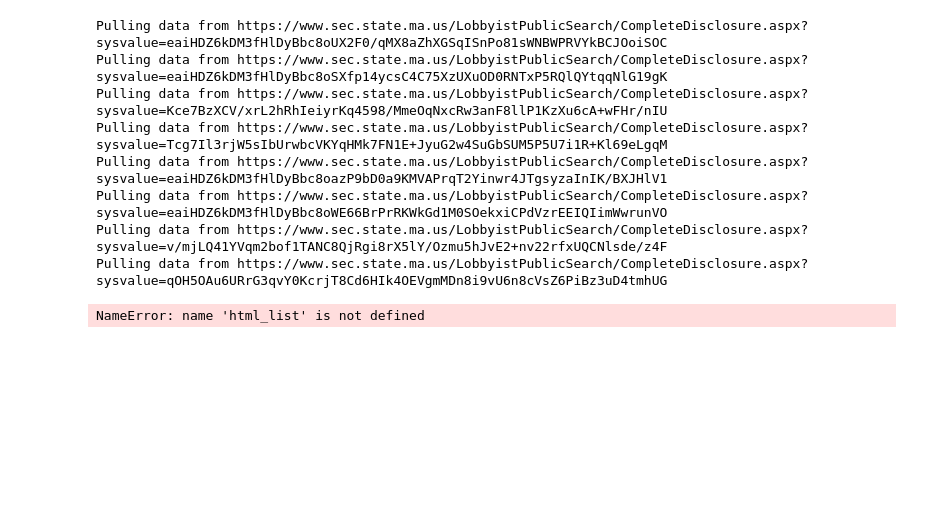
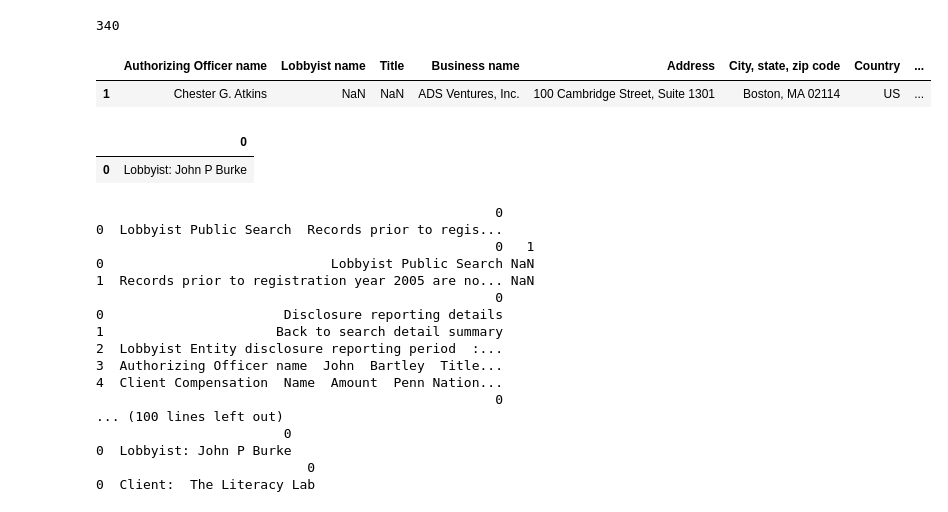
Before and after one commit to ren0nie0/advocacy-maps, a Jupyter notebook: lobbying/notebooks/lobbydoodles.ipynb, the cells around one changed output. Cells and saved outputs as stored; diff of their text form; code cells hidden in the pictures; blank space fills up the shorter version.

Commit message:
Began splitting apart lobbyist and lobbying entities

```diff
--- a/lobbying/notebooks/lobbydoodles.ipynb
+++ b/lobbying/notebooks/lobbydoodles.ipynb
@@ -231,3 +242,4 @@ with open("2005html.pkl", "rb") as f:
     html05 = pickle.load(f)
 with open("2020html.pkl", "rb") as f:
     html20 = pickle.load(f)
+test_htmls = html05.__add__(html20)
@@ -248,13 +245,0 @@ test_lobbyist_urls = ['https://www.sec.state.ma.us/LobbyistPublicSearch/Complete
-# %%
-test_entity_htmls = download_html_list(test_entity_urls)
-test_lobbyist_htmls = download_html_list(test_lobbyist_urls)
-# %% [output]
-Pulling data from https://www.sec.state.ma.us/LobbyistPublicSearch/CompleteDisclosure.aspx?sysvalue=eaiHDZ6kDM3fHlDyBbc8oUX2F0/qMX8aZhXGSqISnPo81sWNBWPRVYkBCJOoiSOC
-Pulling data from https://www.sec.state.ma.us/LobbyistPublicSearch/CompleteDisclosure.aspx?sysvalue=eaiHDZ6kDM3fHlDyBbc8oSXfp14ycsC4C75XzUXuOD0RNTxP5RQlQYtqqNlG19gK
-Pulling data from https://www.sec.state.ma.us/LobbyistPublicSearch/CompleteDisclosure.aspx?sysvalue=Kce7BzXCV/xrL2hRhIeiyrKq4598/MmeOqNxcRw3anF8llP1KzXu6cA+wFHr/nIU
-Pulling data from https://www.sec.state.ma.us/LobbyistPublicSearch/CompleteDisclosure.aspx?sysvalue=Tcg7Il3rjW5sIbUrwbcVKYqHMk7FN1E+JyuG2w4SuGbSUM5P5U7i1R+Kl69eLgqM
-Pulling data from https://www.sec.state.ma.us/LobbyistPublicSearch/CompleteDisclosure.aspx?sysvalue=eaiHDZ6kDM3fHlDyBbc8oazP9bD0a9KMVAPrqT2Yinwr4JTgsyzaInIK/BXJHlV1
-Pulling data from https://www.sec.state.ma.us/LobbyistPublicSearch/CompleteDisclosure.aspx?sysvalue=eaiHDZ6kDM3fHlDyBbc8oWE66BrPrRKWkGd1M0SOekxiCPdVzrEEIQIimWwrunVO
-Pulling data from https://www.sec.state.ma.us/LobbyistPublicSearch/CompleteDisclosure.aspx?sysvalue=v/mjLQ41YVqm2bof1TANC8QjRgi8rX5lY/Ozmu5hJvE2+nv22rfxUQCNlsde/z4F
-Pulling data from https://www.sec.state.ma.us/LobbyistPublicSearch/CompleteDisclosure.aspx?sysvalue=qOH5OAu6URrG3qvY0KcrjT8Cd6HIk4OEVgmMDn8i9vU6n8cVsZ6PiBz3uD4tmhUG
-NameError: name 'html_list' is not defined
@@ -263,0 +246,19 @@ ldf = pd.read_html(test_lobbyist_htmls[0])
+# %%
+len(test_htmls)
+# %% [output]
+340
+# %%
+soup = bs(test_htmls[6],'html.parser')
+some_tables = soup.find_all('tr', {'style': 'vertical-align: top'})
+table = some_tables[0]
+dfs = pd.read_html(soup.prettify())
+# %%
+table = dfs[5][0:7].transpose()
+table.columns = table.iloc[0]
+table = table[1:]
+# %%
+header = pd.DataFrame(columns=['Authorizing Officer name','Lobbyist name','Title','Business name','Address','City, state, zip code','Country','Agent type','Phone'])
+header.append(table)
+# %% [output]
+|  | Authorizing Officer name | Lobbyist name | Title | Business name | Address | City, state, zip code | Country | ... |
+| 1 | Chester G. Atkins | NaN | NaN | ADS Ventures, Inc. | 100 Cambridge Street, Suite 1301 | Boston, MA 02114 | US | ... |
@@ -263,0 +267,27 @@ ldf = pd.read_html(test_lobbyist_htmls[0])
+# %%
+good_dfs[-3]
+# %% [output]
+|  | 0 |
+| 0 | Lobbyist: John P Burke |
+# %%
+for df in dfs:
+    if 'Client' in str(df) or 'Lobbyist' in str(df):
+        print(str(df))
+# %% [output]
+                                                   0
+0  Lobbyist Public Search  Records prior to regis...
+                                                   0   1
+0                             Lobbyist Public Search NaN
+1  Records prior to registration year 2005 are no... NaN
+                                                   0
+0                       Disclosure reporting details
+1                      Back to search detail summary
+2  Lobbyist Entity disclosure reporting period  :...
+3  Authorizing Officer name  John  Bartley  Title...
+4  Client Compensation  Name  Amount  Penn Nation...
+                                                   0
+... (100 lines left out)
+                        0
+0  Lobbyist: John P Burke
+                           0
+0  Client:  The Literacy Lab
```
Also changed, not shown: parts of 22 cells of this notebook, 9 other files.
